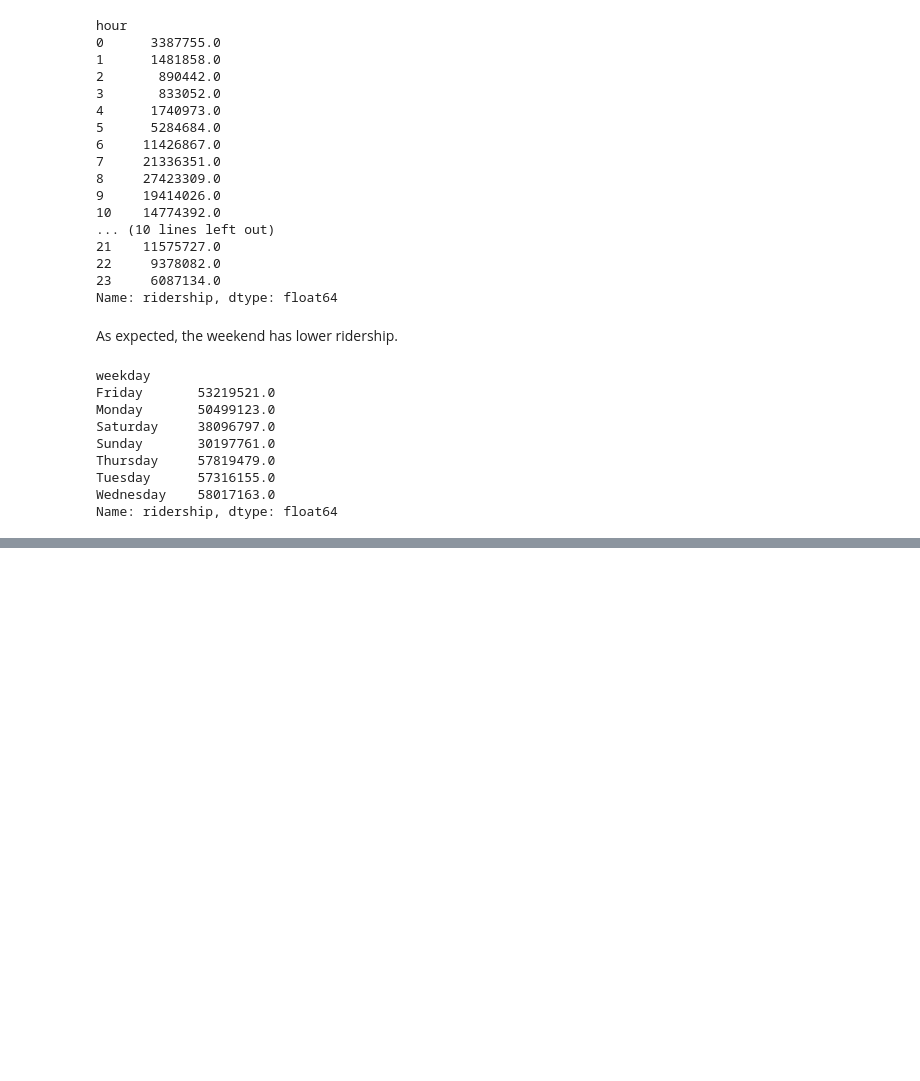
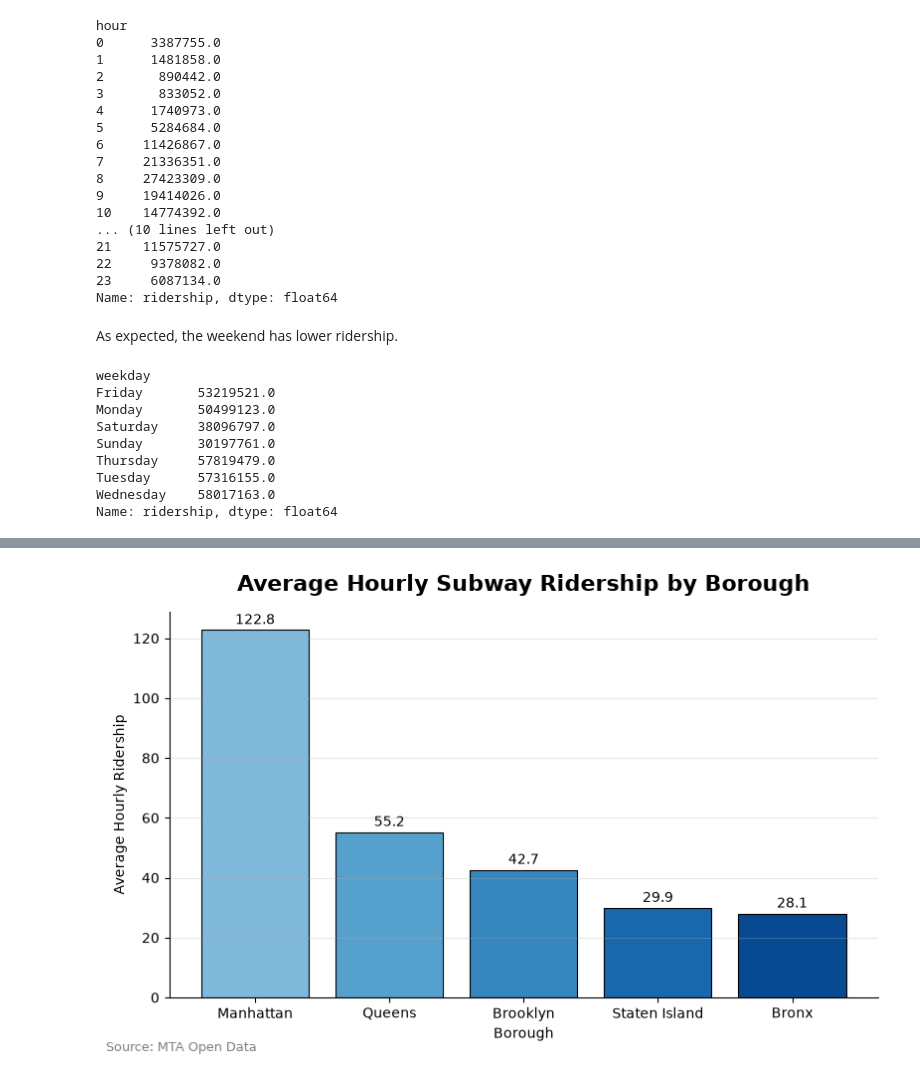
Before and after one commit to mariiaonokhina/mta-service-reliability, a Jupyter notebook: notebooks/03_hourly_ridership_analysis.ipynb, the cells around one changed output, grey strips where cells are left out. Drawn from its saved outputs; the diff is of its cells as text; code cells hidden in the pictures; blank space fills up the shorter version.

```diff
--- a/notebooks/03_hourly_ridership_analysis.ipynb
+++ b/notebooks/03_hourly_ridership_analysis.ipynb
@@ -381,0 +637,59 @@ Name: ridership, dtype: float64
+# %%
+borough = (
+    hourly.groupby("borough")["ridership"]
+    .mean()
+    .sort_values(ascending=False)
+)
+import matplotlib.pyplot as plt
+import numpy as np
+
+colors = plt.cm.Blues(np.linspace(0.45, 0.9, len(borough)))
+
+fig, ax = plt.subplots(figsize=(8,5))
+
+bars = ax.bar(
+    borough.index,
+    borough.values,
+    color=colors,
+    edgecolor="black",
+    linewidth=0.8
+)
+
+# Value labels
+for bar in bars:
+    h = bar.get_height()
+    ax.text(
+        bar.get_x() + bar.get_width()/2,
+        h + 2,
+        f"{h:.1f}",
+        ha="center",
+        fontsize=10
+    )
+
+ax.set_title(
+    "Average Hourly Subway Ridership by Borough",
+    fontsize=16,
+    fontweight="bold",
+    pad=15
+)
+
+ax.set_ylabel("Average Hourly Ridership")
+ax.set_xlabel("Borough")
+
+ax.grid(axis="y", alpha=0.3)
+
+ax.spines["top"].set_visible(False)
+ax.spines["right"].set_visible(False)
+
+plt.figtext(
+    0.01,
+    0.01,
+    "Source: MTA Open Data",
+    fontsize=9,
+    color="gray"
+)
+
+plt.tight_layout()
+plt.show()
+# %% [output]
+[figure, added]
```
Also changed, not shown: parts of 33 cells of this notebook.
